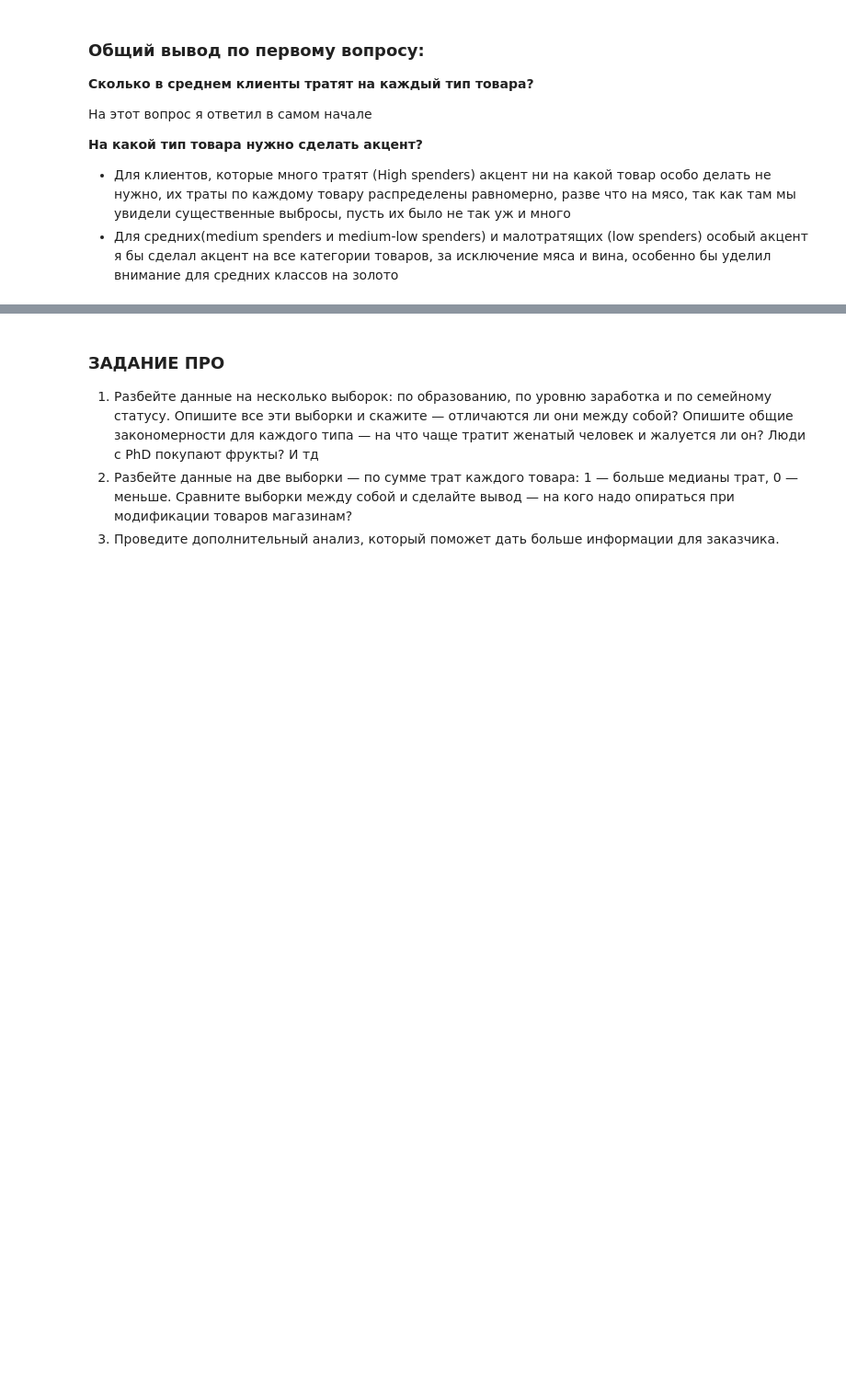
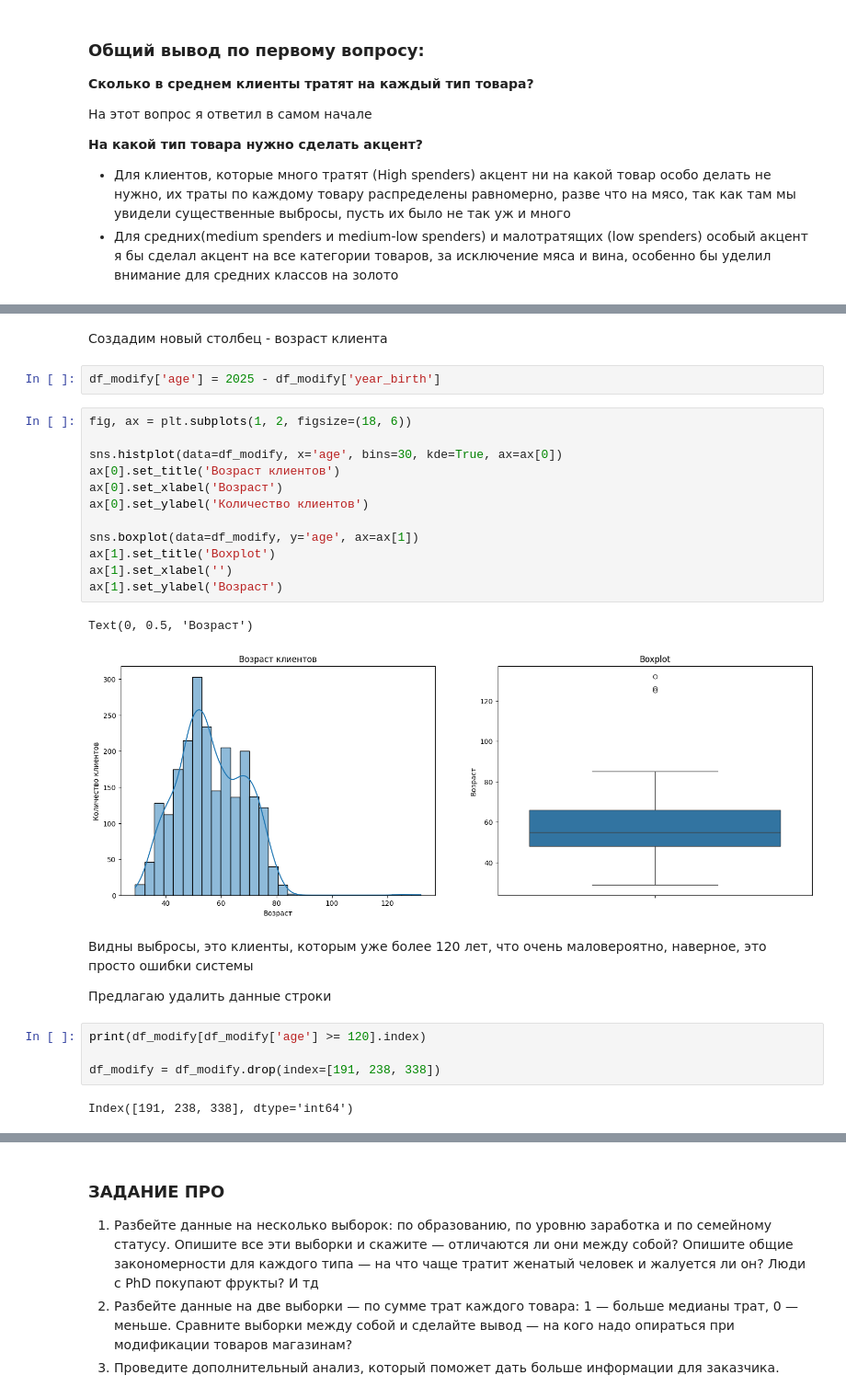
Before and after one commit to AlexeyOrehov/homework, a Jupyter notebook: home_work_1.9/1.9 1_RAZDEL_PRO_forstud.ipynb, the cells around one changed output, grey strips where cells are left out. Shown at 92% size. Saved outputs shown, nothing was run; the diff lists cells and outputs as text; blank space fills up the shorter version.

```diff
--- a/home_work_1.9/1.9 1_RAZDEL_PRO_forstud.ipynb
+++ b/home_work_1.9/1.9 1_RAZDEL_PRO_forstud.ipynb
@@ -610,0 +625,29 @@ __На какой тип товара нужно сделать акцент?__
+# %% [markdown]
+Создадим новый столбец - возраст клиента
+# %%
+df_modify['age'] = 2025 - df_modify['year_birth']
+# %%
+fig, ax = plt.subplots(1, 2, figsize=(18, 6))
+
+sns.histplot(data=df_modify, x='age', bins=30, kde=True, ax=ax[0])
+ax[0].set_title('Возраст клиентов')
+ax[0].set_xlabel('Возраст')
+ax[0].set_ylabel('Количество клиентов')
+
+sns.boxplot(data=df_modify, y='age', ax=ax[1])
+ax[1].set_title('Boxplot')
+ax[1].set_xlabel('')
+ax[1].set_ylabel('Возраст')
+# %% [output]
+Text(0, 0.5, 'Возраст')
+[figure, added]
+# %% [markdown]
+Видны выбросы, это клиенты, которым уже более 120 лет, что очень маловероятно, наверное, это просто ошибки системы
+
+Предлагаю удалить данные строки
+# %%
+print(df_modify[df_modify['age'] >= 120].index)
+
+df_modify = df_modify.drop(index=[191, 238, 338])
+# %% [output]
+Index([191, 238, 338], dtype='int64')
```
Also changed, not shown: parts of 40 cells of this notebook.
